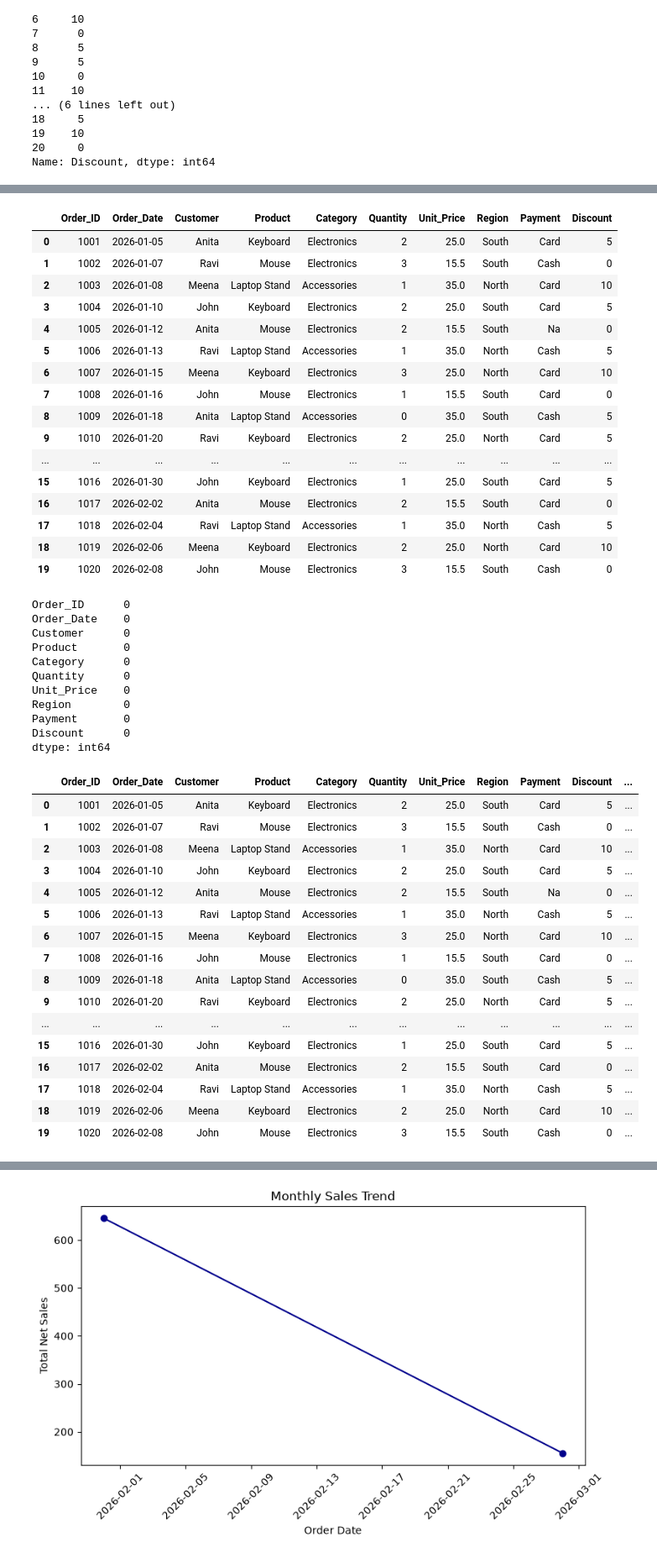
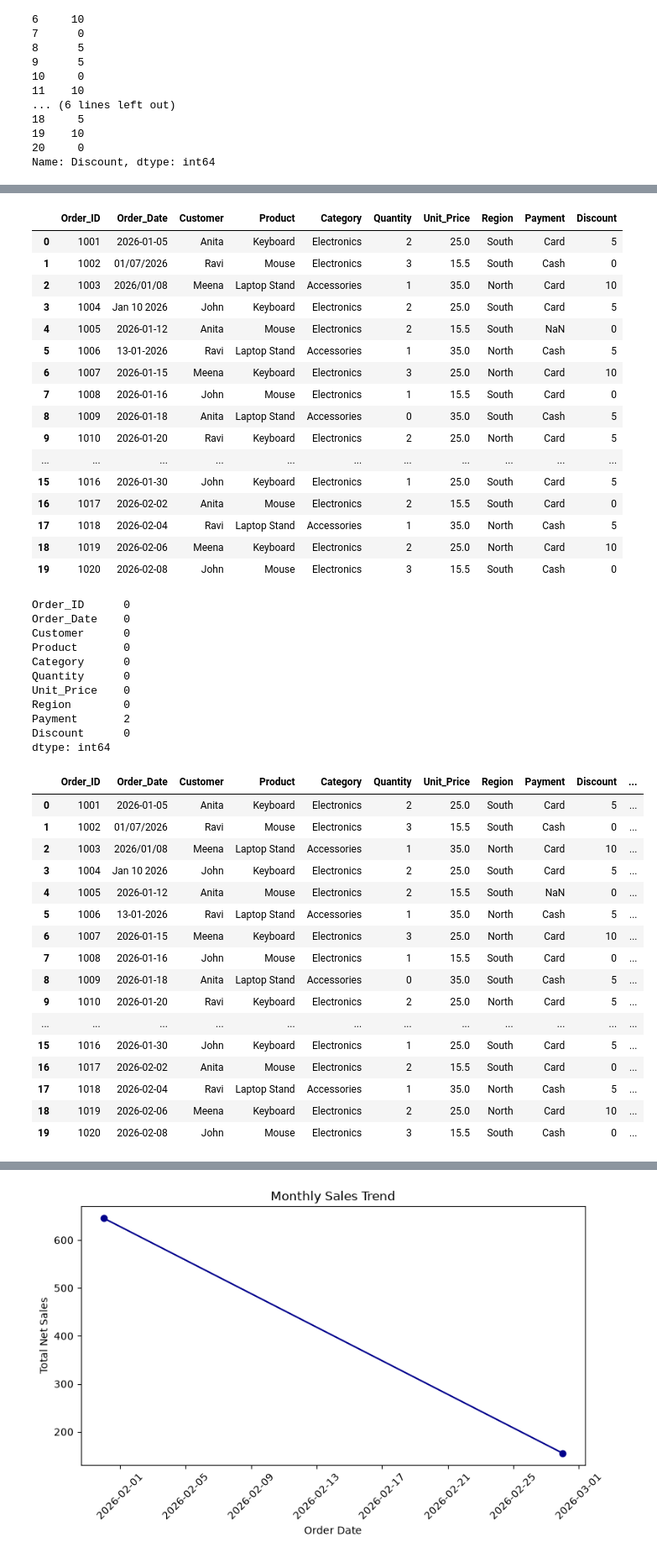
Before and after one commit to kamalakk/learningGitandGithub, a Jupyter notebook: DataAnalystProjectWithPython.ipynb, the cells around one changed output, grey strips where cells are left out. Shown at 84% size. Saved outputs shown, nothing was run; the diff lists cells and outputs as text; code cells hidden in the pictures.

```diff
--- a/DataAnalystProjectWithPython.ipynb
+++ b/DataAnalystProjectWithPython.ipynb
@@ -72,7 +72,7 @@ Length: 2, dtype: str
 #Part 2 -Clean the data
 
 
-cleaned_df = df
+cleaned_df = df.copy()
 cleaned_df
 # %% [output]
 |  | Order_ID | Order_Date | Customer | Product | Category | Quantity | Unit_Price | Region | Payment | Discount |
@@ -229,9 +229,10 @@ cleaned_df
 | 19 | 1019 | 2026-02-06 | Meena | Keyboard | Electronics | 2 | 25.0 | North | Card | 10% |
 | 20 | 1020 | 2026-02-08 | John | Mouse | Electronics | 3 | 15.5 | South | Cash | 0% |
 # %%
-#Payment make first letter capitalized, nadle missing payment values
+#Payment make first letter capitalized, handle missing payment values
+#cleaned_df=df.copy()
 cleaned_df['Payment'] = cleaned_df['Payment'].str.lower().str.capitalize()
-cleaned_df['Payment'] = cleaned_df['Payment'].fillna('Na')
+#cleaned_df['Payment'] = cleaned_df['Payment'].fillna('Na')
 cleaned_df
 # %% [output]
 |  | Order_ID | Order_Date | Customer | Product | Category | Quantity | Unit_Price | Region | Payment | Discount |
@@ -324,11 +325,11 @@ cleaned_df
 # %% [output]
 |  | Order_ID | Order_Date | Customer | Product | Category | Quantity | Unit_Price | Region | Payment | Discount |
 | 0 | 1001 | 2026-01-05 | Anita | Keyboard | Electronics | 2 | 25.0 | South | Card | 5 |
-| 1 | 1002 | 2026-01-07 | Ravi | Mouse | Electronics | 3 | 15.5 | South | Cash | 0 |
-| 2 | 1003 | 2026-01-08 | Meena | Laptop Stand | Accessories | 1 | 35.0 | North | Card | 10 |
-| 3 | 1004 | 2026-01-10 | John | Keyboard | Electronics | 2 | 25.0 | South | Card | 5 |
-| 4 | 1005 | 2026-01-12 | Anita | Mouse | Electronics | 2 | 15.5 | South | Na | 0 |
-| 5 | 1006 | 2026-01-13 | Ravi | Laptop Stand | Accessories | 1 | 35.0 | North | Cash | 5 |
+| 1 | 1002 | 01/07/2026 | Ravi | Mouse | Electronics | 3 | 15.5 | South | Cash | 0 |
+| 2 | 1003 | 2026/01/08 | Meena | Laptop Stand | Accessories | 1 | 35.0 | North | Card | 10 |
+| 3 | 1004 | Jan 10 2026 | John | Keyboard | Electronics | 2 | 25.0 | South | Card | 5 |
+| 4 | 1005 | 2026-01-12 | Anita | Mouse | Electronics | 2 | 15.5 | South | NaN | 0 |
+| 5 | 1006 | 13-01-2026 | Ravi | Laptop Stand | Accessories | 1 | 35.0 | North | Cash | 5 |
 | 6 | 1007 | 2026-01-15 | Meena | Keyboard | Electronics | 3 | 25.0 | North | Card | 10 |
 | 7 | 1008 | 2026-01-16 | John | Mouse | Electronics | 1 | 15.5 | South | Card | 0 |
 | 8 | 1009 | 2026-01-18 | Anita | Laptop Stand | Accessories | 0 | 35.0 | South | Cash | 5 |
@@ -351,21 +352,28 @@ Category      0
 Quantity      0
 Unit_Price    0
 Region        0
-Payment       0
+Payment       2
 Discount      0
 dtype: int64
 # %%
 #Part 3 -create new column Net-Sales=Quantity * Unit_Price * (1 - Discount/100)
-cleaned_df['Net_Sales'] = cleaned_df['Quantity'] * cleaned_df['Unit_Price'] * (1 - cleaned_df['Discount']/100)
+# Part 3 - create new column Net_Sales = Quantity * Unit_Price * (1 - Discount/100)
+cleaned_df['Net_Sales'] = (
+    cleaned_df['Quantity'].fillna(0).astype(int)
+    * cleaned_df['Unit_Price'].fillna(0).astype(float)
+    * (1 - cleaned_df['Discount'].fillna(0).astype(float) / 100)
+)
+
 cleaned_df
+cleaned_df
 # %% [output]
 |  | Order_ID | Order_Date | Customer | Product | Category | Quantity | Unit_Price | Region | Payment | Discount | ... |
 | 0 | 1001 | 2026-01-05 | Anita | Keyboard | Electronics | 2 | 25.0 | South | Card | 5 | ... |
-| 1 | 1002 | 2026-01-07 | Ravi | Mouse | Electronics | 3 | 15.5 | South | Cash | 0 | ... |
-| 2 | 1003 | 2026-01-08 | Meena | Laptop Stand | Accessories | 1 | 35.0 | North | Card | 10 | ... |
-| 3 | 1004 | 2026-01-10 | John | Keyboard | Electronics | 2 | 25.0 | South | Card | 5 | ... |
-| 4 | 1005 | 2026-01-12 | Anita | Mouse | Electronics | 2 | 15.5 | South | Na | 0 | ... |
-| 5 | 1006 | 2026-01-13 | Ravi | Laptop Stand | Accessories | 1 | 35.0 | North | Cash | 5 | ... |
+| 1 | 1002 | 01/07/2026 | Ravi | Mouse | Electronics | 3 | 15.5 | South | Cash | 0 | ... |
+| 2 | 1003 | 2026/01/08 | Meena | Laptop Stand | Accessories | 1 | 35.0 | North | Card | 10 | ... |
+| 3 | 1004 | Jan 10 2026 | John | Keyboard | Electronics | 2 | 25.0 | South | Card | 5 | ... |
+| 4 | 1005 | 2026-01-12 | Anita | Mouse | Electronics | 2 | 15.5 | South | NaN | 0 | ... |
+| 5 | 1006 | 13-01-2026 | Ravi | Laptop Stand | Accessories | 1 | 35.0 | North | Cash | 5 | ... |
 | 6 | 1007 | 2026-01-15 | Meena | Keyboard | Electronics | 3 | 25.0 | North | Card | 10 | ... |
 | 7 | 1008 | 2026-01-16 | John | Mouse | Electronics | 1 | 15.5 | South | Card | 0 | ... |
 | 8 | 1009 | 2026-01-18 | Anita | Laptop Stand | Accessories | 0 | 35.0 | South | Cash | 5 | ... |
```
Also changed, not shown: parts of 12 cells of this notebook, 1 other file.
